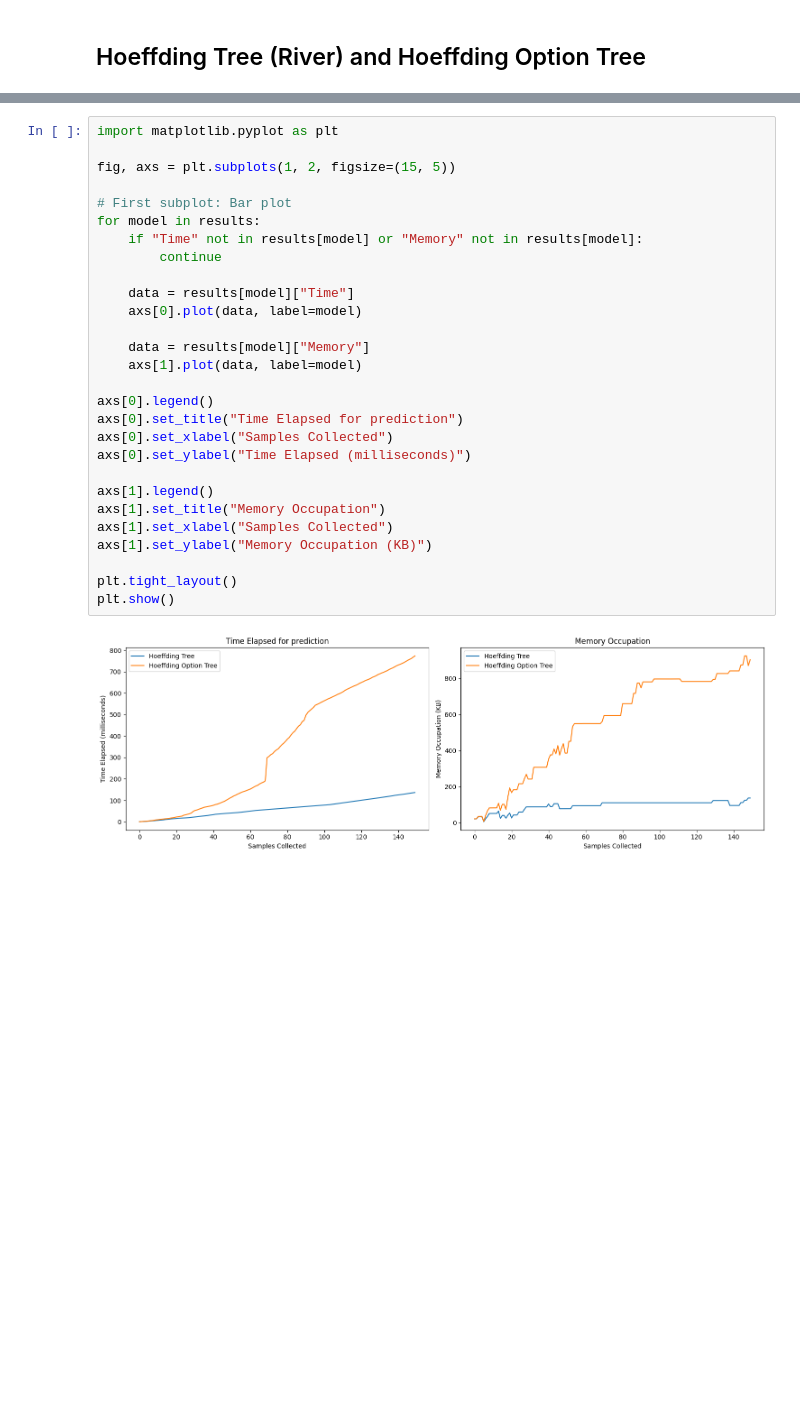
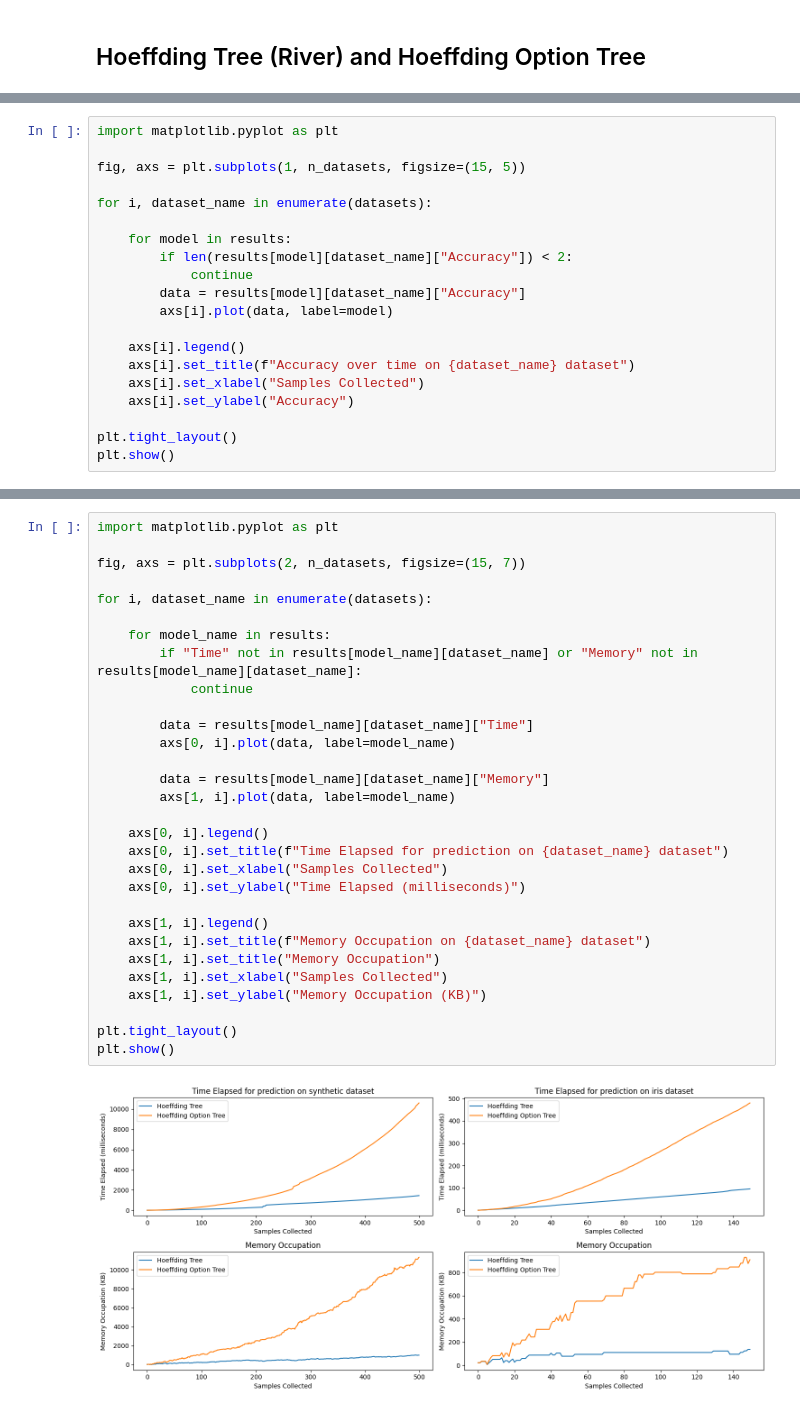
Before and after one commit to francescogrillea/HoeffdingOptionTree, a Jupyter notebook: report.ipynb, the cells around one changed output, grey strips where cells are left out. Saved outputs shown, nothing was run; the diff lists cells and outputs as text; blank space fills up the shorter version.

```diff
--- a/report.ipynb
+++ b/report.ipynb
@@ -152,0 +129,20 @@ plt.show()
+# %%
+import matplotlib.pyplot as plt
+
+fig, axs = plt.subplots(1, n_datasets, figsize=(15, 5))
+
+for i, dataset_name in enumerate(datasets):
+
+    for model in results:
+        if len(results[model][dataset_name]["Accuracy"]) < 2:
+            continue
+        data = results[model][dataset_name]["Accuracy"]
+        axs[i].plot(data, label=model)
+
+    axs[i].legend()
+    axs[i].set_title(f"Accuracy over time on {dataset_name} dataset")
+    axs[i].set_xlabel("Samples Collected")
+    axs[i].set_ylabel("Accuracy")
+
+plt.tight_layout()
+plt.show()
@@ -174,30 +174,32 @@ for i, model in enumerate(results):
 # %%
 import matplotlib.pyplot as plt
 
-fig, axs = plt.subplots(1, 2, figsize=(15, 5))
+fig, axs = plt.subplots(2, n_datasets, figsize=(15, 7))
 
-# First subplot: Bar plot
-for model in results:
-    if "Time" not in results[model] or "Memory" not in results[model]:
-        continue
+for i, dataset_name in enumerate(datasets):
 
-    data = results[model]["Time"]
-    axs[0].plot(data, label=model)
+    for model_name in results:
+        if "Time" not in results[model_name][dataset_name] or "Memory" not in results[model_name][dataset_name]:
+            continue
 
-    data = results[model]["Memory"]
-    axs[1].plot(data, label=model)
+        data = results[model_name][dataset_name]["Time"]
+        axs[0, i].plot(data, label=model_name)
 
-axs[0].legend()
-axs[0].set_title("Time Elapsed for prediction")
-axs[0].set_xlabel("Samples Collected")
-axs[0].set_ylabel("Time Elapsed (milliseconds)")
+        data = results[model_name][dataset_name]["Memory"]
+        axs[1, i].plot(data, label=model_name)
 
-axs[1].legend()
-axs[1].set_title("Memory Occupation")
-axs[1].set_xlabel("Samples Collected")
-axs[1].set_ylabel("Memory Occupation (KB)")
+    axs[0, i].legend()
+    axs[0, i].set_title(f"Time Elapsed for prediction on {dataset_name} dataset")
+    axs[0, i].set_xlabel("Samples Collected")
+    axs[0, i].set_ylabel("Time Elapsed (milliseconds)")
+
+    axs[1, i].legend()
+    axs[1, i].set_title(f"Memory Occupation on {dataset_name} dataset")
+    axs[1, i].set_title("Memory Occupation")
+    axs[1, i].set_xlabel("Samples Collected")
+    axs[1, i].set_ylabel("Memory Occupation (KB)")
 
 plt.tight_layout()
 plt.show()
 # %% [output]
-[figure, old version]
+[figure, new version]
```
Also changed, not shown: parts of 8 cells of this notebook.
